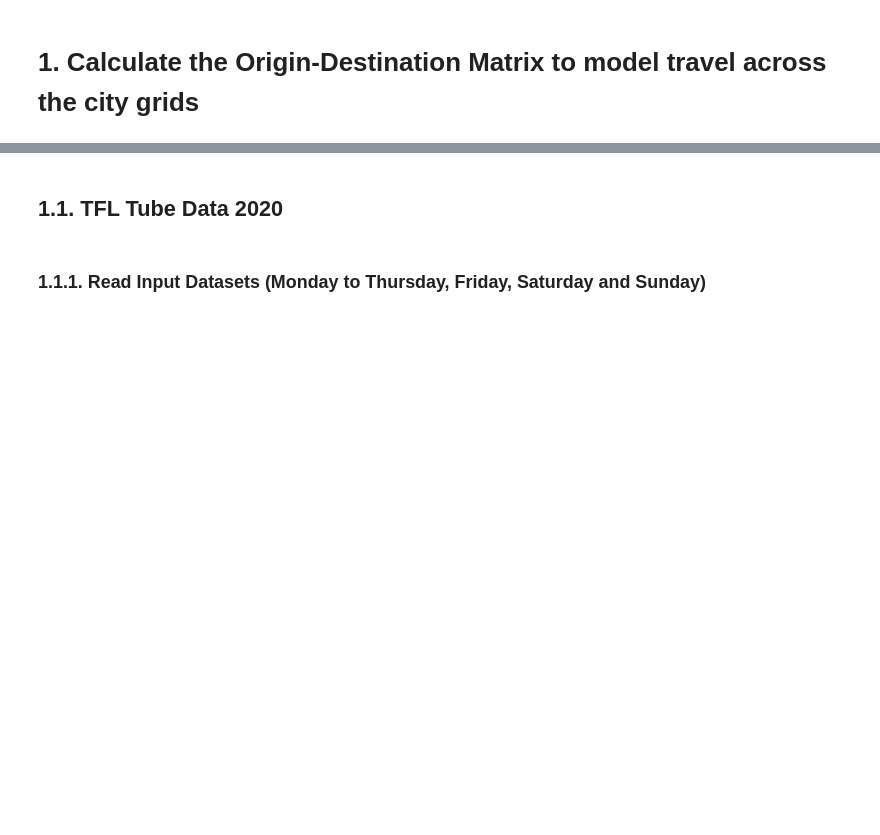
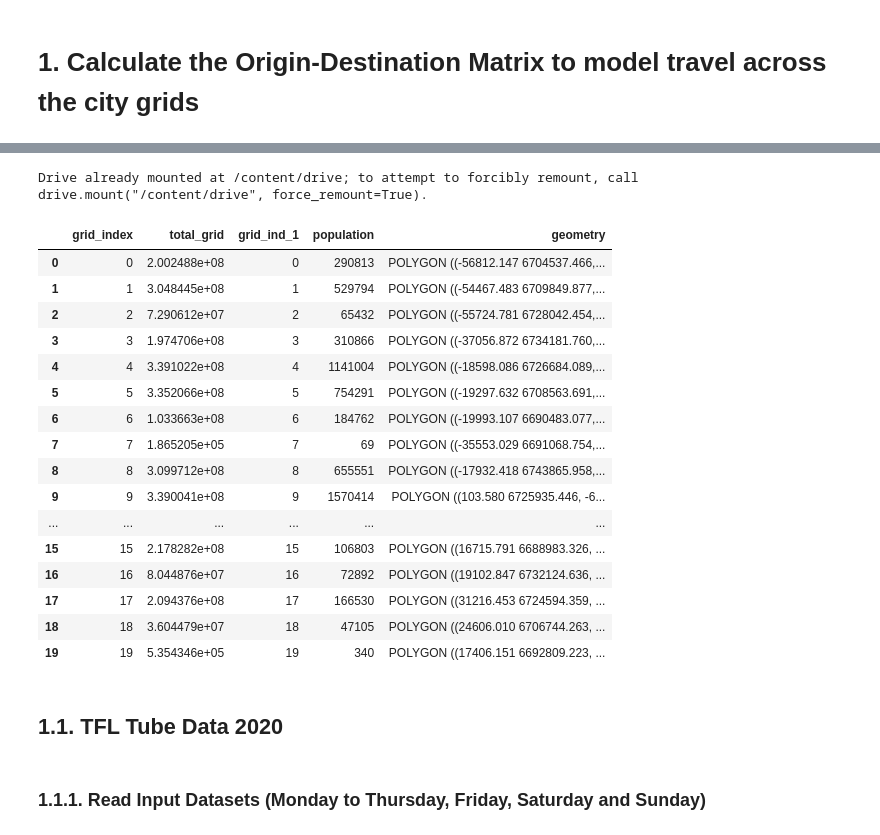
Before and after one commit to PranovSarath/Spatio_Temporal_SEIR_Model, a Jupyter notebook: origin-destination-matrix.ipynb, the cells around one changed output, grey strips where cells are left out. Cells and saved outputs as stored; diff of their text form; code cells hidden in the pictures; blank space fills up the shorter version.

```diff
--- a/origin-destination-matrix.ipynb
+++ b/origin-destination-matrix.ipynb
@@ -12,7 +35,32 @@ import geopandas as gpd
 from geopy.geocoders import Nominatim, GoogleV3
 from shapely.ops import unary_union
 import networkx as nx
+# %%
+import os
+from google.colab import drive
+drive.mount('/content/drive')
+os.chdir('/content/drive/MyDrive/Dissertation/')
+# %% [output]
+Drive already mounted at /content/drive; to attempt to forcibly remount, call drive.mount("/content/drive", force_remount=True).
 # %%
-london_polyframe_3857_populated = gpd.read_file('London_grids_with_population.shp')
-london_polyframe_3857_populated
+gdf_london_polygons_3857_populated = gpd.read_file('London_grids_with_population.shp')
+gdf_london_polygons_3857_populated
+# %% [output]
+|  | grid_index | total_grid | grid_ind_1 | population | geometry |
+| 0 | 0 | 2.002488e+08 | 0 | 290813 | POLYGON ((-56812.147 6704537.466,... |
+| 1 | 1 | 3.048445e+08 | 1 | 529794 | POLYGON ((-54467.483 6709849.877,... |
+| 2 | 2 | 7.290612e+07 | 2 | 65432 | POLYGON ((-55724.781 6728042.454,... |
+| 3 | 3 | 1.974706e+08 | 3 | 310866 | POLYGON ((-37056.872 6734181.760,... |
+| 4 | 4 | 3.391022e+08 | 4 | 1141004 | POLYGON ((-18598.086 6726684.089,... |
+| 5 | 5 | 3.352066e+08 | 5 | 754291 | POLYGON ((-19297.632 6708563.691,... |
+| 6 | 6 | 1.033663e+08 | 6 | 184762 | POLYGON ((-19993.107 6690483.077,... |
+| 7 | 7 | 1.865205e+05 | 7 | 69 | POLYGON ((-35553.029 6691068.754,... |
+| 8 | 8 | 3.099712e+08 | 8 | 655551 | POLYGON ((-17932.418 6743865.958,... |
+| 9 | 9 | 3.390041e+08 | 9 | 1570414 | POLYGON ((103.580 6725935.446, -6... |
+| ... | ... | ... | ... | ... | ... |
+| 15 | 15 | 2.178282e+08 | 15 | 106803 | POLYGON ((16715.791 6688983.326, ... |
+| 16 | 16 | 8.044876e+07 | 16 | 72892 | POLYGON ((19102.847 6732124.636, ... |
+| 17 | 17 | 2.094376e+08 | 17 | 166530 | POLYGON ((31216.453 6724594.359, ... |
+| 18 | 18 | 3.604479e+07 | 18 | 47105 | POLYGON ((24606.010 6706744.263, ... |
+| 19 | 19 | 5.354346e+05 | 19 | 340 | POLYGON ((17406.151 6692809.223, ... |
 # %%
```
Also changed, not shown: parts of 16 cells of this notebook, 25 other files.
